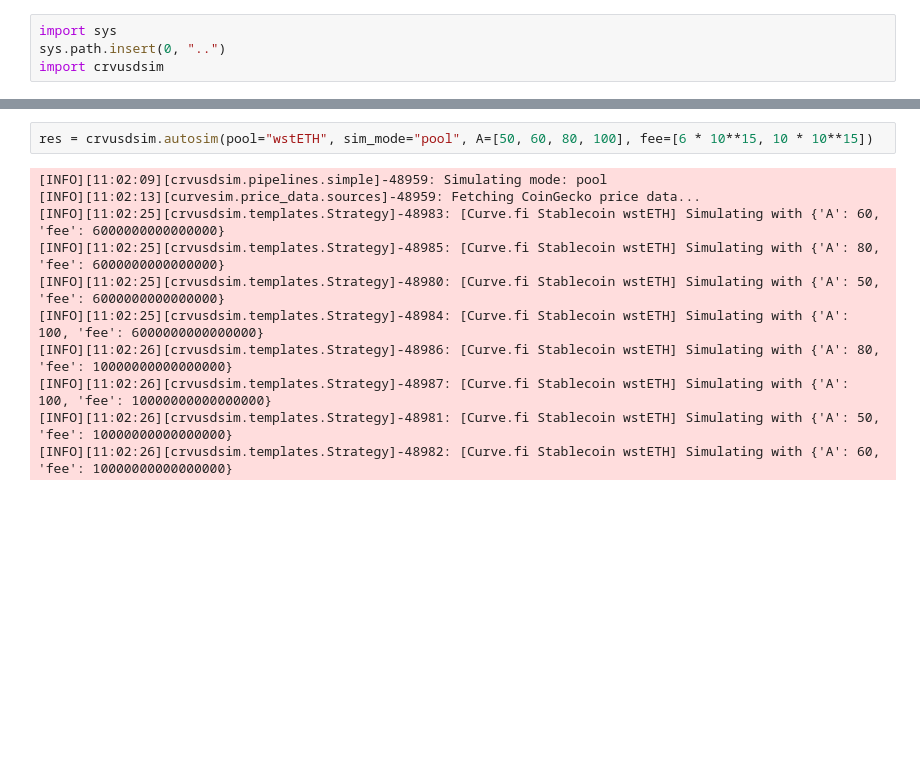
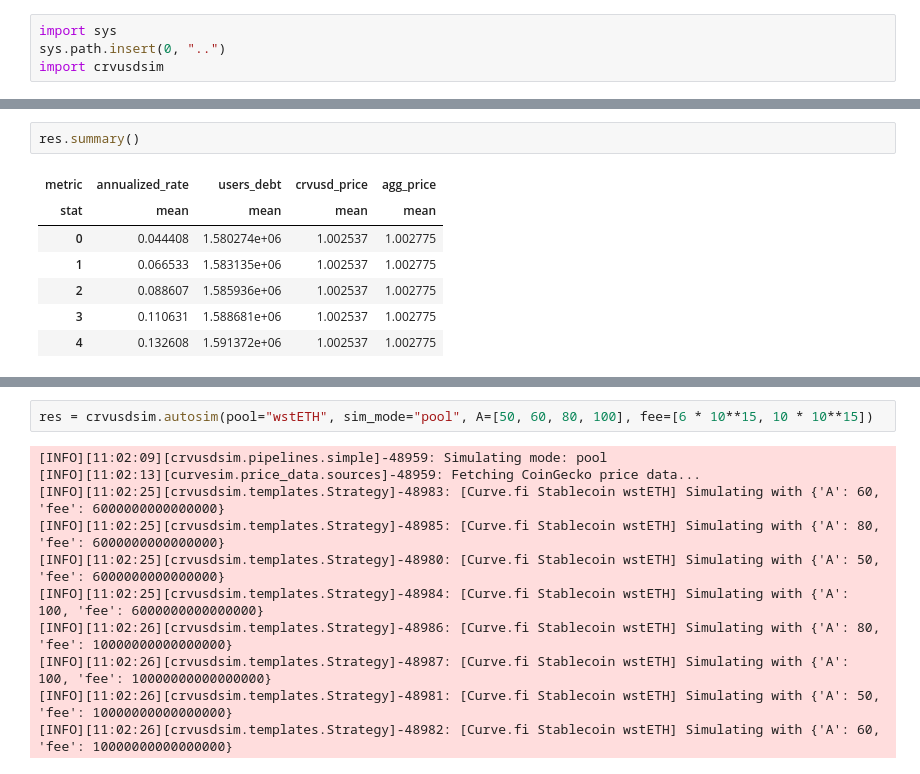
Before and after one commit to 0xreviews/crvusdsim, a Jupyter notebook: notebooks/autosim_demo.ipynb, the cells around one changed output, grey strips where cells are left out. Saved outputs shown, nothing was run; the diff lists cells and outputs as text; blank space fills up the shorter version.

```diff
--- a/notebooks/autosim_demo.ipynb
+++ b/notebooks/autosim_demo.ipynb
@@ -4,0 +19,10 @@ import crvusdsim
+# %%
+res.summary()
+# %% [output]
+| metric | annualized_rate | users_debt | crvusd_price | agg_price |
+| stat | mean | mean | mean | mean |
+| 0 | 0.044408 | 1.580274e+06 | 1.002537 | 1.002775 |
+| 1 | 0.066533 | 1.583135e+06 | 1.002537 | 1.002775 |
+| 2 | 0.088607 | 1.585936e+06 | 1.002537 | 1.002775 |
+| 3 | 0.110631 | 1.588681e+06 | 1.002537 | 1.002775 |
+| 4 | 0.132608 | 1.591372e+06 | 1.002537 | 1.002775 |
```
Also changed, not shown: parts of 4 cells of this notebook, 4 other files.
